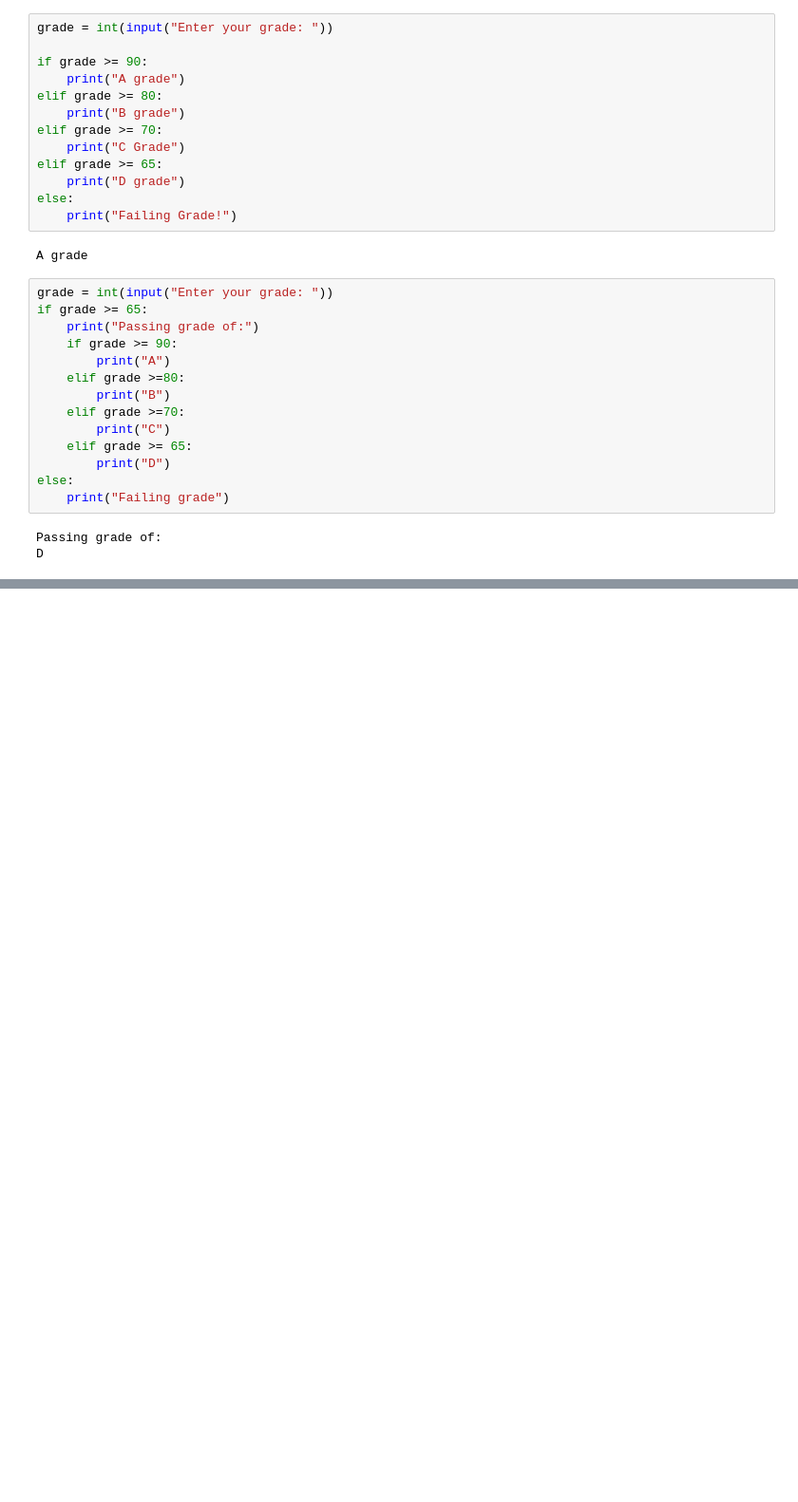
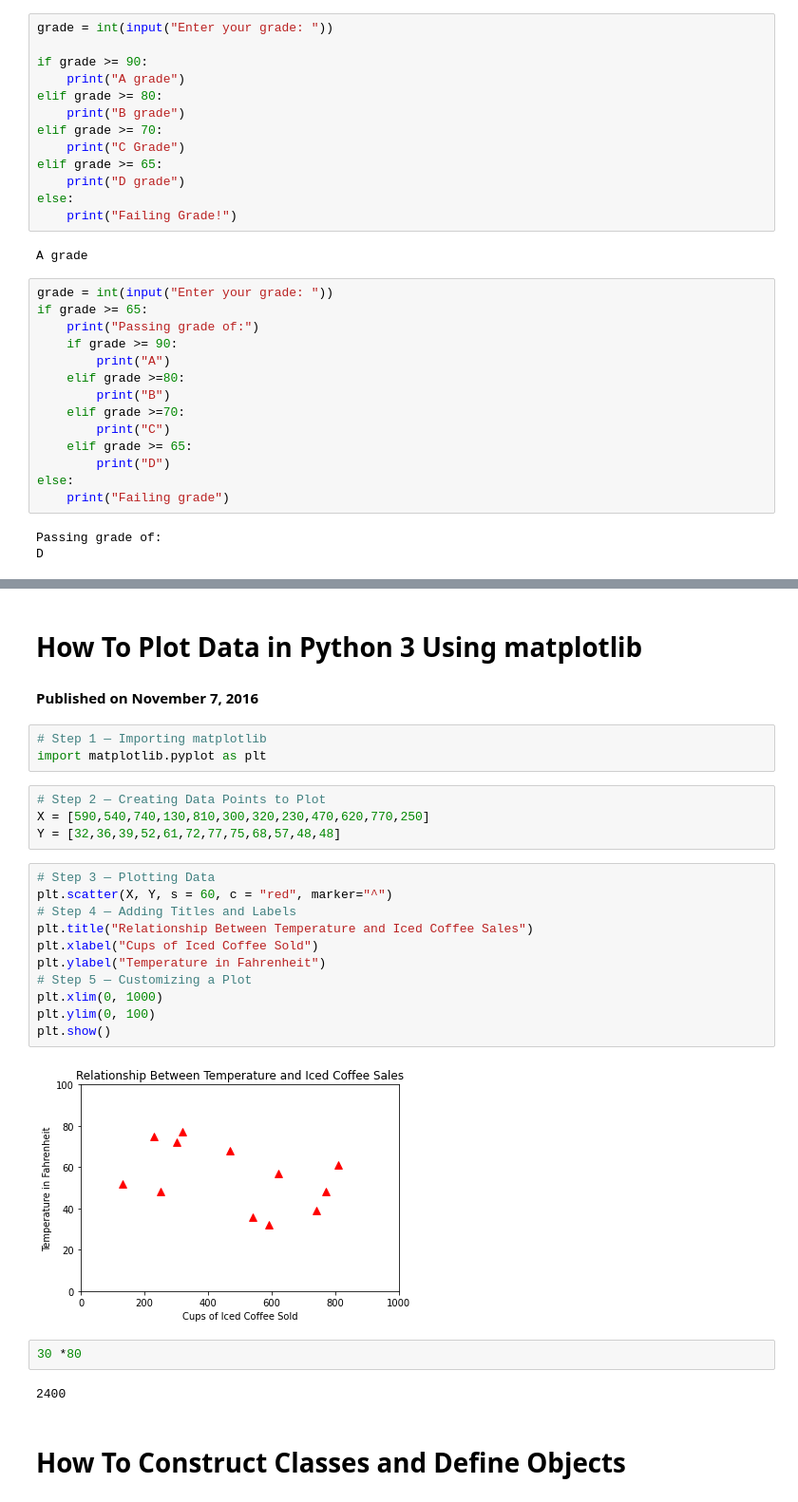
Before and after one commit to Kassaye52/kb_Python, a Jupyter notebook: how_to_code_in_python/how_to_code_in_python.ipynb, the cells around one changed output, grey strips where cells are left out. Shown: that part at 95% size. Drawn from its saved outputs; the diff is of its cells as text; blank space fills up the shorter version.

```diff
--- a/how_to_code_in_python/how_to_code_in_python.ipynb
+++ b/how_to_code_in_python/how_to_code_in_python.ipynb
@@ -873,0 +1308,29 @@ D
+# %% [markdown]
+# How To Plot Data in Python 3 Using matplotlib
+#### Published on November 7, 2016
+# %%
+# Step 1 — Importing matplotlib
+import matplotlib.pyplot as plt
+# %%
+# Step 2 — Creating Data Points to Plot
+X = [590,540,740,130,810,300,320,230,470,620,770,250]
+Y = [32,36,39,52,61,72,77,75,68,57,48,48]
+# %%
+# Step 3 — Plotting Data
+plt.scatter(X, Y, s = 60, c = "red", marker="^")
+# Step 4 — Adding Titles and Labels
+plt.title("Relationship Between Temperature and Iced Coffee Sales")
+plt.xlabel("Cups of Iced Coffee Sold")
+plt.ylabel("Temperature in Fahrenheit")
+# Step 5 — Customizing a Plot
+plt.xlim(0, 1000)
+plt.ylim(0, 100)
+plt.show()
+# %% [output]
+[figure, added]
+# %%
+30 *80
+# %% [output]
+2400
+# %% [markdown]
+# How To Construct Classes and Define Objects
```
Also changed, not shown: parts of 66 cells of this notebook, 5 other files.
